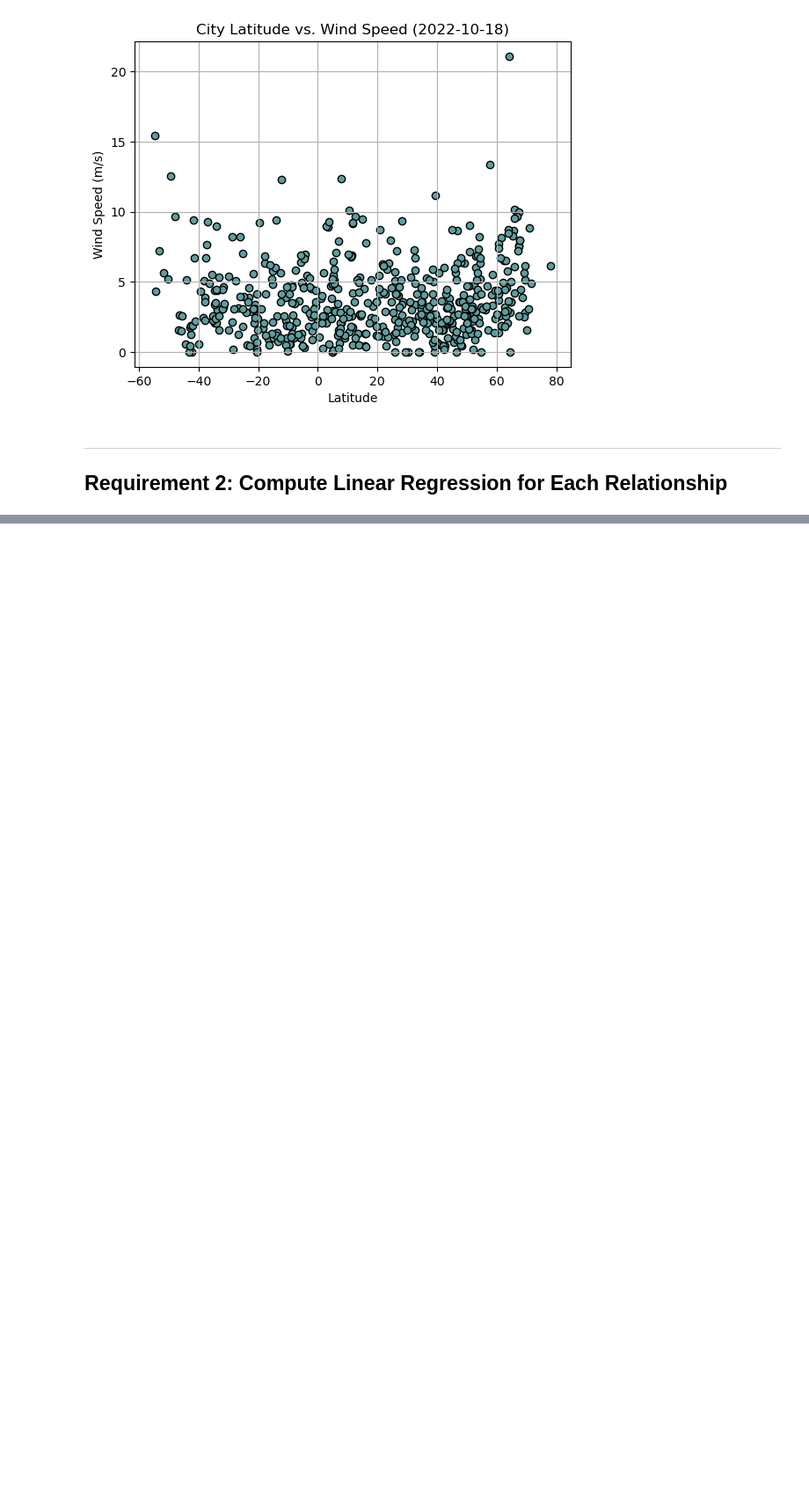
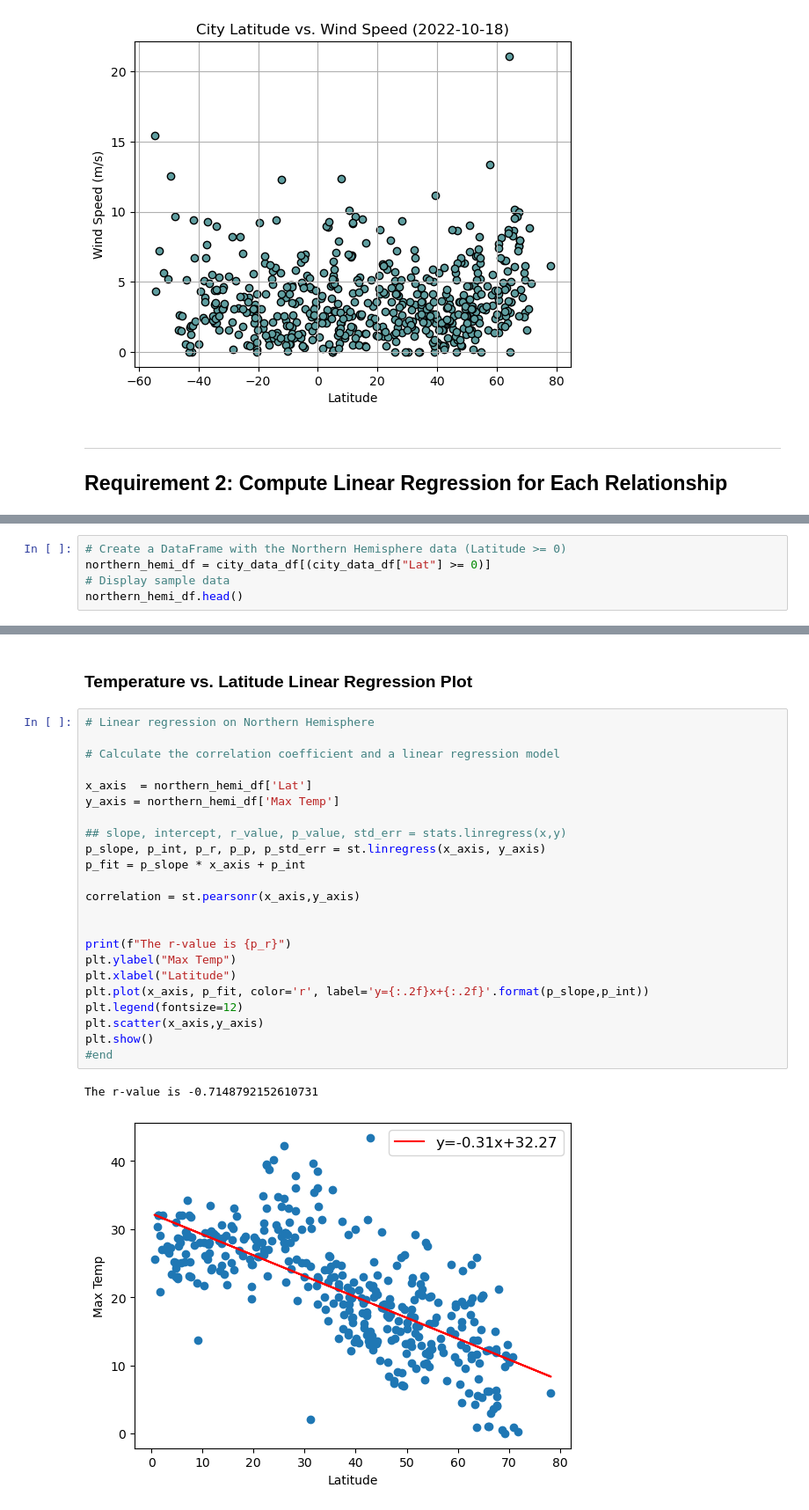
Before and after one commit to benrich322/python-api-challenge, a Jupyter notebook: WeatherPy/WeatherPy.ipynb, the cells around one changed output, grey strips where cells are left out. Shown: that part at 88% size. Drawn from its saved outputs; the diff is of its cells as text; blank space fills up the shorter version.

Commit message:
add linear regression

```diff
--- a/WeatherPy/WeatherPy.ipynb
+++ b/WeatherPy/WeatherPy.ipynb
@@ -309,0 +304,5 @@ northern_hemi_df.head()
+# %%
+# Create a DataFrame with the Northern Hemisphere data (Latitude >= 0)
+northern_hemi_df = city_data_df[(city_data_df["Lat"] >= 0)]
+# Display sample data
+northern_hemi_df.head()
@@ -309,0 +330,28 @@ northern_hemi_df.head()
+# %% [markdown]
+###  Temperature vs. Latitude Linear Regression Plot
+# %%
+# Linear regression on Northern Hemisphere
+
+# Calculate the correlation coefficient and a linear regression model
+
+x_axis  = northern_hemi_df['Lat']
+y_axis = northern_hemi_df['Max Temp']
+
+## slope, intercept, r_value, p_value, std_err = stats.linregress(x,y)
+p_slope, p_int, p_r, p_p, p_std_err = st.linregress(x_axis, y_axis)
+p_fit = p_slope * x_axis + p_int
+
+correlation = st.pearsonr(x_axis,y_axis)
+
+
+print(f"The r-value is {p_r}")
+plt.ylabel("Max Temp")
+plt.xlabel("Latitude")
+plt.plot(x_axis, p_fit, color='r', label='y={:.2f}x+{:.2f}'.format(p_slope,p_int))
+plt.legend(fontsize=12)
+plt.scatter(x_axis,y_axis)
+plt.show()
+#end
+# %% [output]
+The r-value is -0.7148792152610731
+[figure, added]
```
Also changed, not shown: parts of 5 cells of this notebook.
